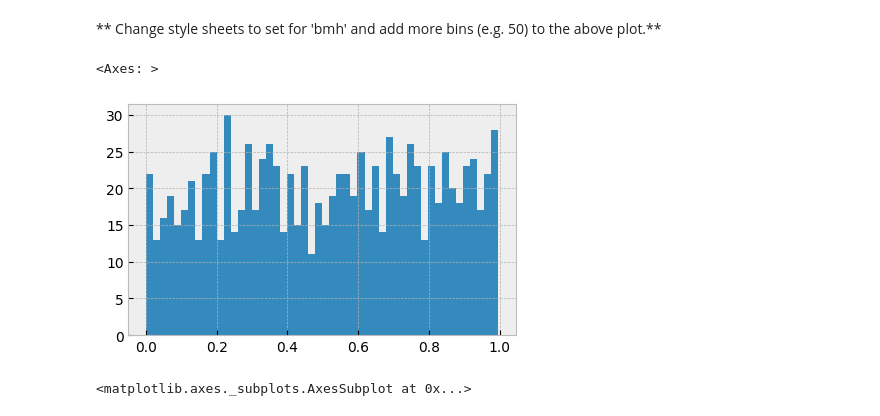
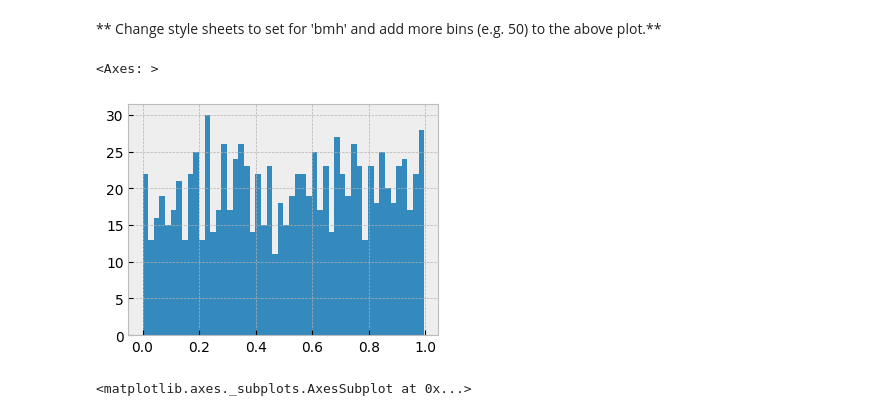
Before and after one commit to ferdous-al-quraeshi/assignments_ostad-dsci-26, a Jupyter notebook: 008. Assignment-Data Visualization with Pandas (Module-8)/[Submission] Pandas_Data_Vis_Assignment.ipynb, the cells around one changed output. Drawn from its saved outputs; the diff is of its cells as text; code cells hidden in the pictures.

```diff
--- a/008. Assignment-Data Visualization with Pandas (Module-8)/[Submission] Pandas_Data_Vis_Assignment.ipynb
+++ b/008. Assignment-Data Visualization with Pandas (Module-8)/[Submission] Pandas_Data_Vis_Assignment.ipynb
@@ -113,10 +96,10 @@ hist
 # %%
 # Code goes here!
 plt.style.use('bmh')
-df['d'].hist(bins=50, figsize=(5,3))
+df['d'].hist(bins=50, figsize=(4,3))
 # %% [output]
 <Axes: >
-[figure, old version]
+[figure, new version]
 # %%
 # %% [output]
 <matplotlib.axes._subplots.AxesSubplot at 0x...>
```
Also changed, not shown: parts of 5 cells of this notebook.
